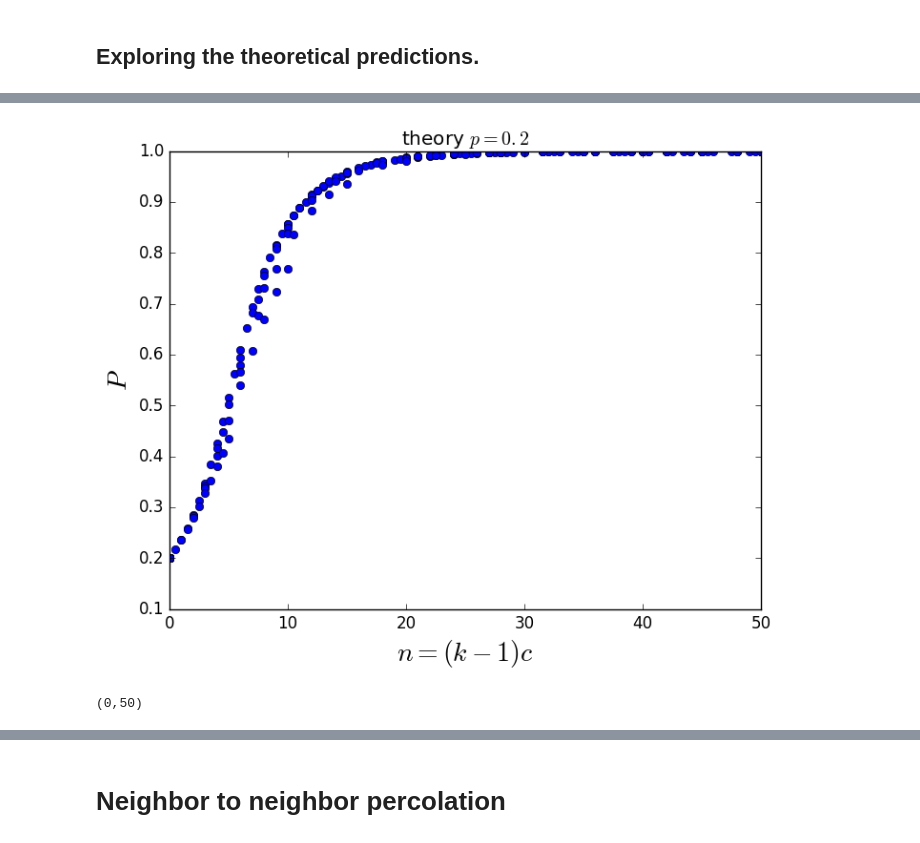
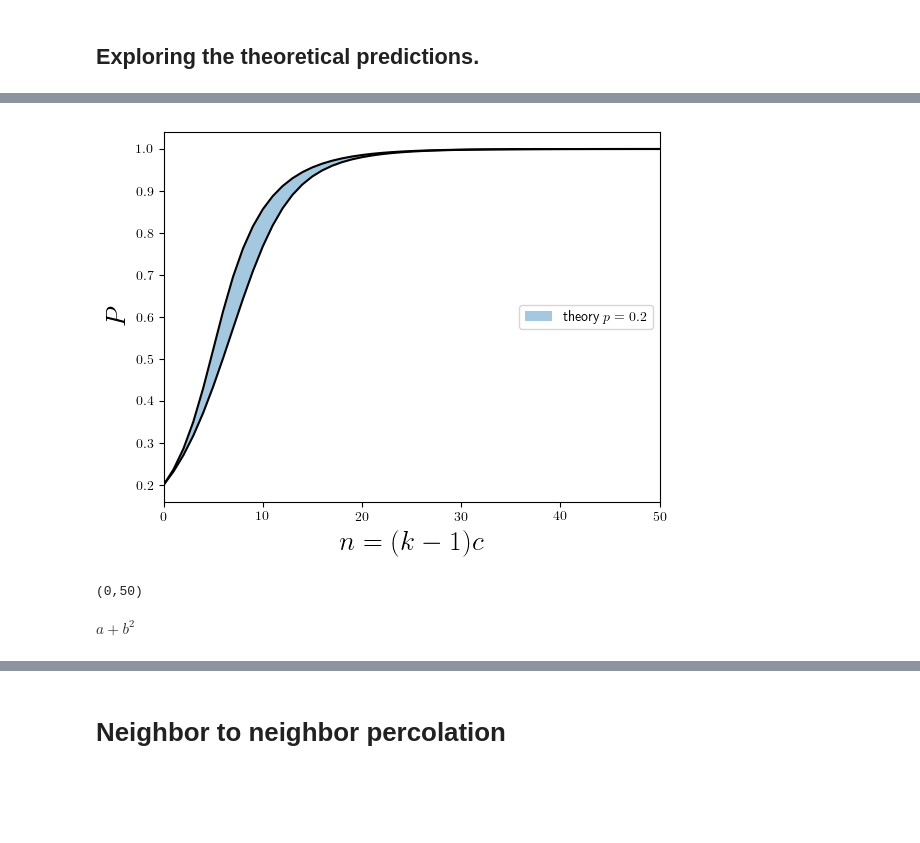
Before and after one commit to jnkh/indirect-rec, a Jupyter notebook: src/ReputationDiffusionClose.ipynb, the cells around one changed output, grey strips where cells are left out. Drawn from its saved outputs; the diff is of its cells as text; code cells hidden in the pictures; blank space fills up the shorter version.

Commit message:
added plotting capabilities for p known close for various graphs

```diff
--- a/src/ReputationDiffusionClose.ipynb
+++ b/src/ReputationDiffusionClose.ipynb
@@ -183,15 +317,23 @@ size(k_grid),size(c_grid)
 # %%
 close("all")
 pygui(false)
 figure()
-plot(c_grid[:].*(k_grid[:]-1),p_knowns_range[:],"o")
+plt[:fill_between](n_range,y1,y2,alpha=0.4,label=L"theory $p = 0.2$")
+plot(n_range,y1,"-k")
+plot(n_range,y2,"-k")
+# plot(c_grid[:].*(k_grid[:]-1),p_knowns_range[:],"o")
+# plot(x1,y1,"-")
 xlabel(L"n = (k-1)c",size=20)
-title(L"theory $p = 0.2$")
 ylabel(L"P",size=20)
+legend(loc="center right")
 xlim([0,50])
 # %% [output]
-[figure, old version]
+[figure, new version]
 (0,50)
+# %%
+L"a + b^2"
+# %% [output]
+$a + b^2$
 # %%
 close("all")
 ax = figure()[:add_subplot](1,1,1, projection="3d")
```
Also changed, not shown: parts of 14 cells of this notebook.
